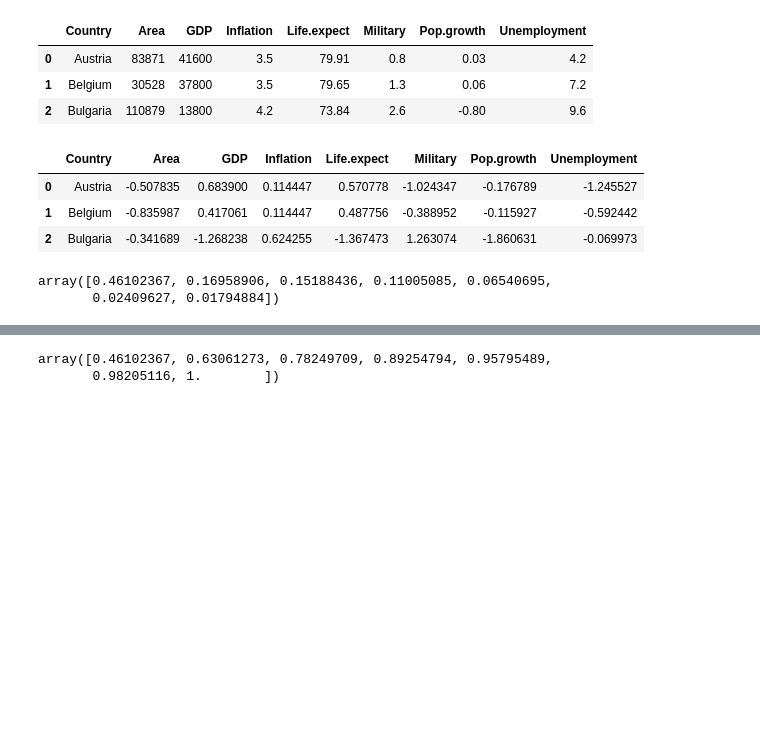
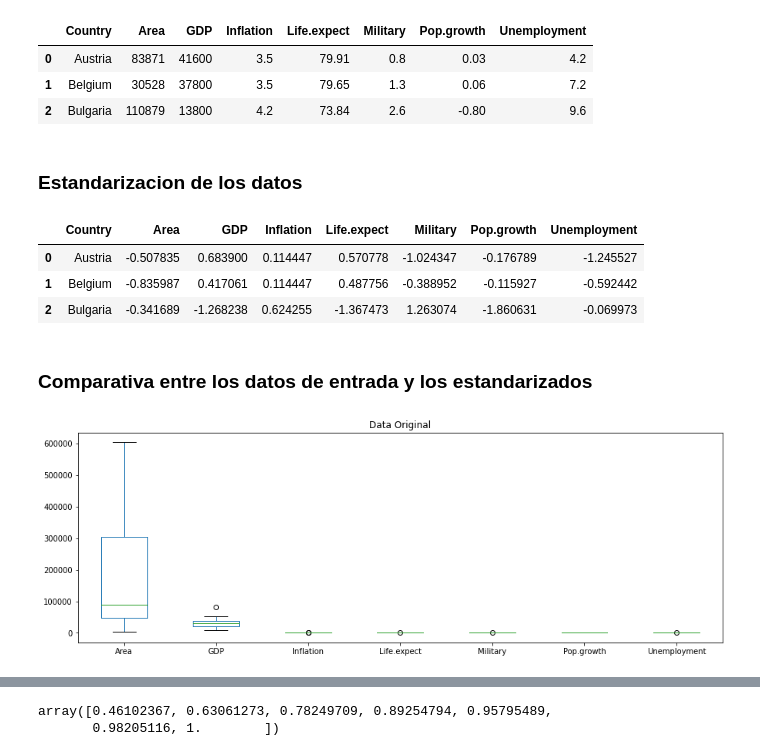
Before and after one commit to LucasCatolino/TP_SIA, a Jupyter notebook: Componentes principales/PCA.ipynb, the cells around one changed output, grey strips where cells are left out. Saved outputs shown, nothing was run; the diff lists cells and outputs as text; code cells hidden in the pictures; blank space fills up the shorter version.

Commit message:
add some plots & tables and markdown titles

```diff
--- a/Componentes principales/PCA.ipynb
+++ b/Componentes principales/PCA.ipynb
@@ -17,6 +17,8 @@ df.head(3)
 | 0 | Austria | 83871 | 41600 | 3.5 | 79.91 | 0.8 | 0.03 | 4.2 |
 | 1 | Belgium | 30528 | 37800 | 3.5 | 79.65 | 1.3 | 0.06 | 7.2 |
 | 2 | Bulgaria | 110879 | 13800 | 4.2 | 73.84 | 2.6 | -0.80 | 9.6 |
+# %% [markdown]
+### Estandarizacion de los datos
 # %%
 #Estandarizo los datos
 df_countries= df["Country"]
@@ -34,12 +36,13 @@ df_st.head(3)
 | 0 | Austria | -0.507835 | 0.683900 | 0.114447 | 0.570778 | -1.024347 | -0.176789 | -1.245527 |
 | 1 | Belgium | -0.835987 | 0.417061 | 0.114447 | 0.487756 | -0.388952 | -0.115927 | -0.592442 |
 | 2 | Bulgaria | -0.341689 | -1.268238 | 0.624255 | -1.367473 | 1.263074 | -1.860631 | -0.069973 |
-# %%
-pca_out = PCA().fit(df_stand)
-
-# get the component variance
-# Proportion of Variance (from PC1 to PC6)
-pca_out.explained_variance_ratio_
-# %% [output]
-array([0.46102367, 0.16958906, 0.15188436, 0.11005085, 0.06540695,
-       0.02409627, 0.01794884])
+# %% [markdown]
+### Comparativa entre los datos de entrada y los estandarizados
+# %%
+import matplotlib.pyplot as plt
+fig1, ax1 = plt.subplots(figsize=(15,5))
+ax1 = df.boxplot(column=["Area", "GDP", "Inflation", "Life.expect", "Military", "Pop.growth", "Unemployment"], grid=False)
+ax1.set_title('Data Original')
+plt.show()
+# %% [output]
+[figure, added]
```
Also changed, not shown: parts of 7 cells of this notebook.
